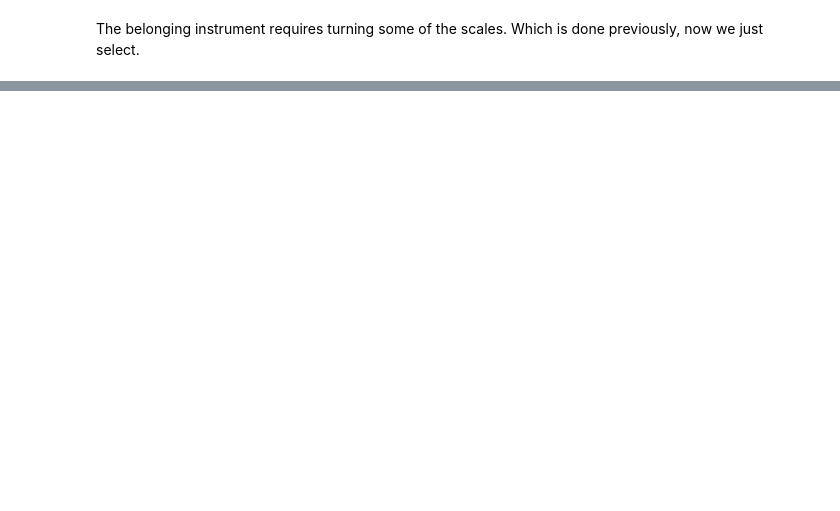
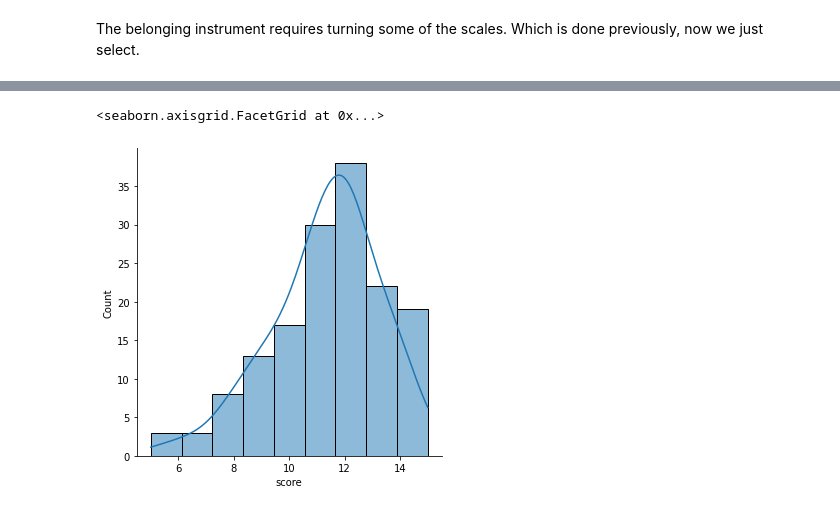
Before and after one commit to mirjampaales/fall2020, a Jupyter notebook: refleks_initial.ipynb, the cells around one changed output, grey strips where cells are left out. Saved outputs shown, nothing was run; the diff lists cells and outputs as text; code cells hidden in the pictures; blank space fills up the shorter version.

```diff
--- a/refleks_initial.ipynb
+++ b/refleks_initial.ipynb
@@ -367,0 +449,2 @@ pg.cronbach_alpha(data=belonging_turned)
+# %%
+self_eff0['score'] = self_eff0.sum(axis = 1)
@@ -367,0 +471,5 @@ pg.cronbach_alpha(data=belonging_turned)
+# %%
+sns.displot(self_eff0, x = 'score', kde = True)
+# %% [output]
+<seaborn.axisgrid.FacetGrid at 0x...>
+[figure, added]
```
Also changed, not shown: parts of 33 cells of this notebook.
